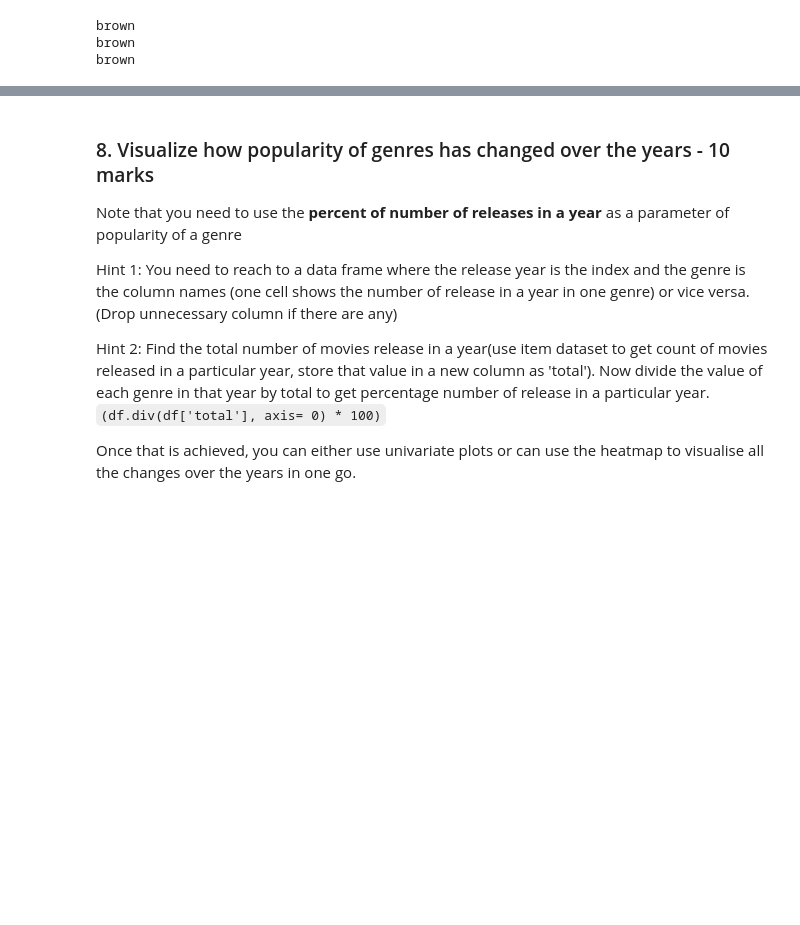
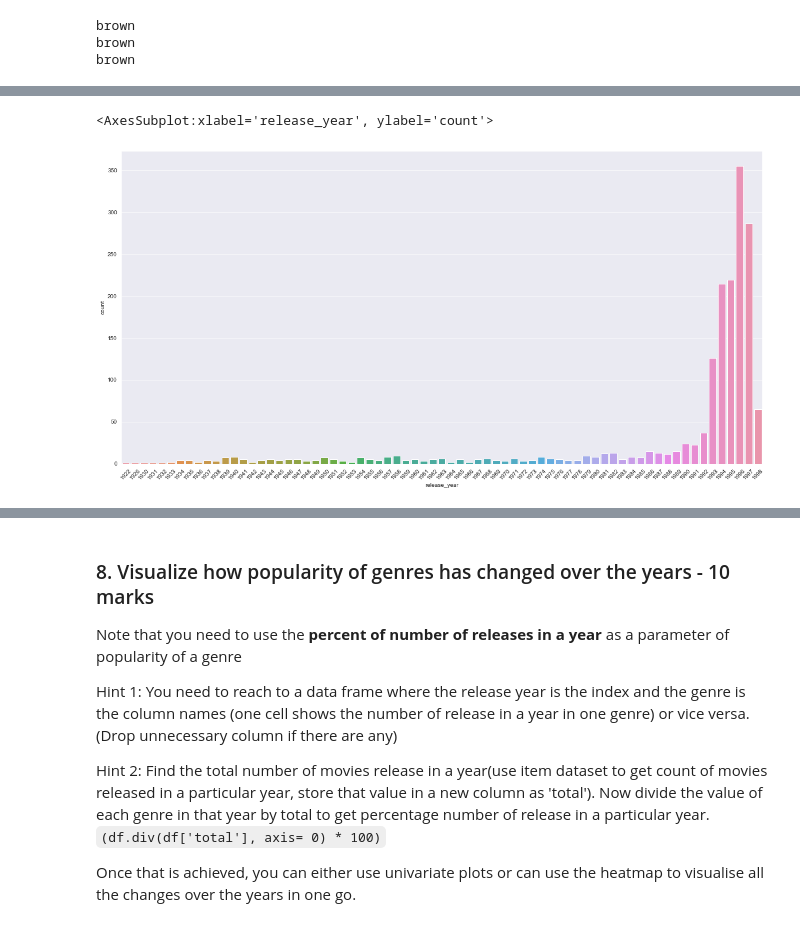
Before and after one commit to oscardog/UTAustin-EDA, a Jupyter notebook: MovieLens Project Question Notebook.ipynb, the cells around one changed output, grey strips where cells are left out. Drawn from its saved outputs; the diff is of its cells as text; code cells hidden in the pictures; blank space fills up the shorter version.

```diff
--- a/MovieLens Project Question Notebook.ipynb
+++ b/MovieLens Project Question Notebook.ipynb
@@ -130,0 +424,9 @@ brown
+# %%
+#your code here
+#First fix date column by parsing string into datetime objects
+movie_df_working['release date'] = movie_df_working['release date'].apply(lambda x: datetime.strptime(x,'%d-%b-%Y'))
+# %%
+#Now extract year as int into another column called 'release_year' as int
+movie_df_working['release_year'] = movie_df_working['release date'].apply(lambda x: x.year)
+#movie_df_working.release_year = movie_df_working.release_year.astype(int)
+movie_df_working.dtypes
@@ -130,0 +451,8 @@ brown
+# %%
+#Univariate plot for release year
+plt.figure(figsize=(20, 10))
+plt.xticks(rotation=45)
+sns.countplot(movie_df_working.release_year.sort_values())
+# %% [output]
+<AxesSubplot:xlabel='release_year', ylabel='count'>
+[figure, added]
```
Also changed, not shown: parts of 63 cells of this notebook.
